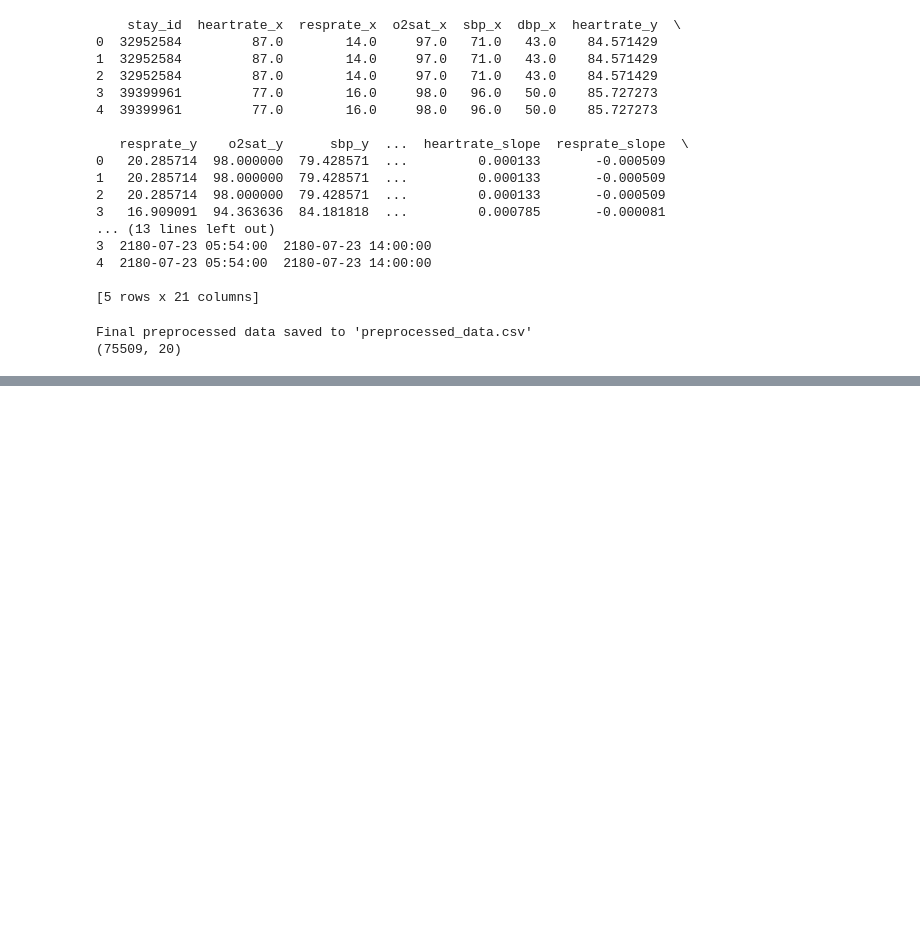
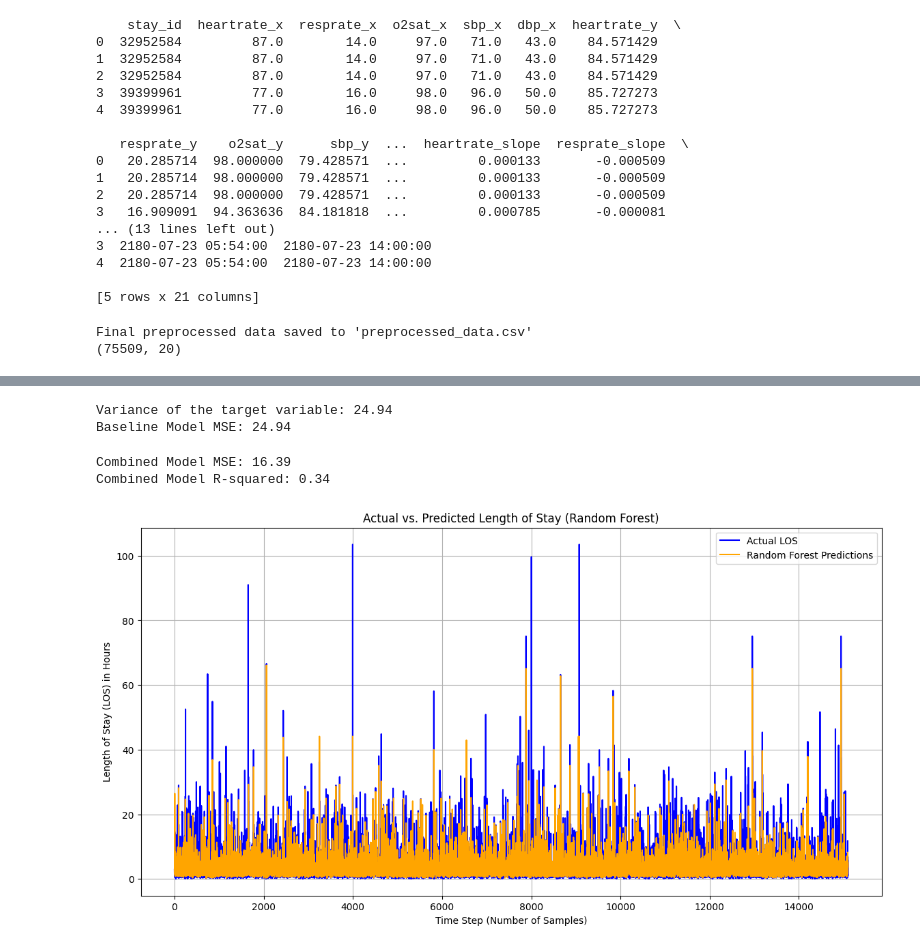
Before and after one commit to hey-sj/cs6120-group2, a Jupyter notebook: icu-los.ipynb, the cells around one changed output, grey strips where cells are left out. Saved outputs shown, nothing was run; the diff lists cells and outputs as text; code cells hidden in the pictures; blank space fills up the shorter version.

Commit message:
models + plots

```diff
--- a/icu-los.ipynb
+++ b/icu-los.ipynb
@@ -276,0 +400,46 @@ Final preprocessed data saved to 'preprocessed_data.csv'
+# %%
+# Calculate the variance of the target variable
+target_variance = np.var(y_test)
+print(f'Variance of the target variable: {target_variance:.2f}')
+
+# Calculate the MSE of a baseline model (predicting the mean of the target variable)
+baseline_predictions = np.full_like(y_test, np.mean(y_test))
+baseline_mse = mean_squared_error(y_test, baseline_predictions)
+print(f'Baseline Model MSE: {baseline_mse:.2f}')
+# %% [output]
+Variance of the target variable: 24.94
+Baseline Model MSE: 24.94
+# %%
+from sklearn.metrics import r2_score
+
+min_length = min(len(rf_predictions), len(lstm_predictions))
+
+rf_predictions = rf_predictions[:min_length]
+lstm_predictions = lstm_predictions[:min_length].flatten()
+
+# Combine LSTM and Random Forest Predictions
+combined_predictions = (rf_predictions + lstm_predictions) / 2
+
+# Evaluate combined model
+combined_mse = mean_squared_error(y_test[:min_length], combined_predictions)
+print(f'Combined Model MSE: {combined_mse:.2f}')
+
+# Calculate R-squared for the combined model
+r2_combined = r2_score(y_test[:min_length], combined_predictions)
+print(f'Combined Model R-squared: {r2_combined:.2f}')
+# %% [output]
+Combined Model MSE: 16.39
+Combined Model R-squared: 0.34
+# %%
+# Plot the actual and predicted LOS values from Random Forest model
+plt.figure(figsize=(14, 7))
+plt.plot(y_test.values, label='Actual LOS', color='blue')
+plt.plot(rf_predictions, label='Random Forest Predictions', color='orange')
+plt.xlabel('Time Step (Number of Samples)')
+plt.ylabel('Length of Stay (LOS) in Hours')
+plt.title('Actual vs. Predicted Length of Stay (Random Forest)')
+plt.legend()
+plt.grid(True)
+plt.show()
+# %% [output]
+[figure, added]
```
Also changed, not shown: parts of 4 cells of this notebook.
